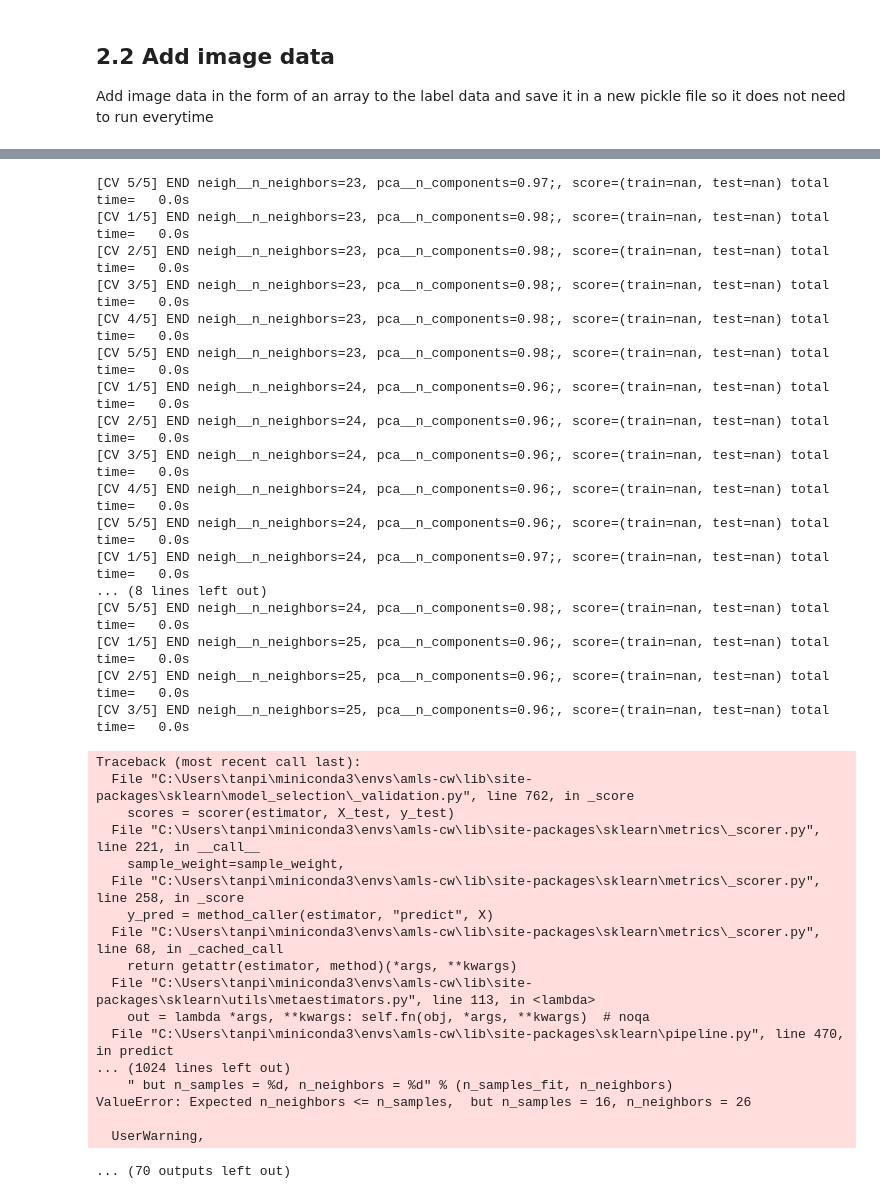
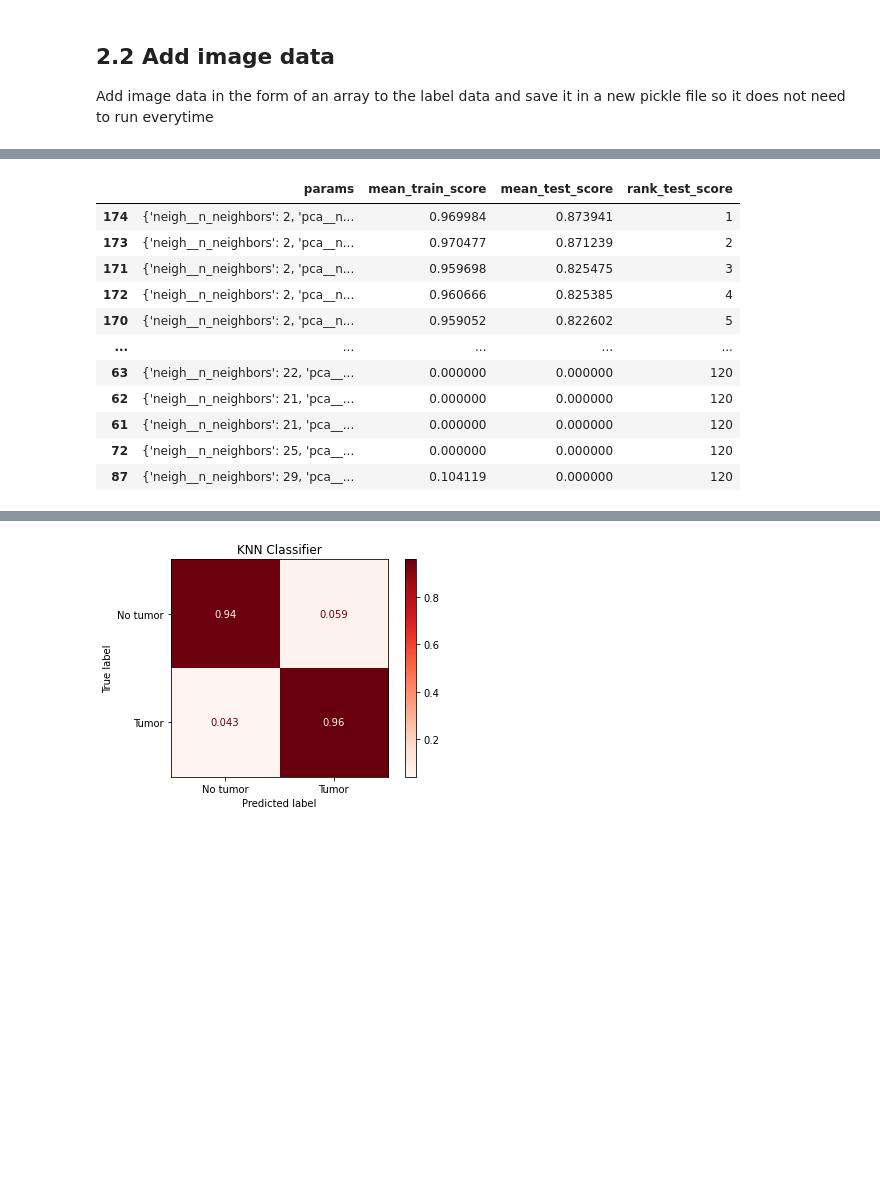
Before and after one commit to tanpinray/AMLS_22-21_SN18100138, a Jupyter notebook: Task_A_PCA.ipynb, the cells around one changed output, grey strips where cells are left out. Drawn from its saved outputs; the diff is of its cells as text; code cells hidden in the pictures; blank space fills up the shorter version.

```diff
--- a/Task_A_PCA.ipynb
+++ b/Task_A_PCA.ipynb
@@ -503,7 +537,9 @@ def KNNClassifierCV(X_train, y_train, X_test):
     '''
 
     # Create dictionary of parameters to cross validate the estimator on
-    parameters = {'neigh__n_neighbors': range(1, math.floor(math.sqrt(X_train.shape[0])), 1),
+#     parameters = {'neigh__n_neighbors': range(1, math.floor(math.sqrt(X_train.shape[0])), 1),
+#                   "pca__n_components": [0.96, 0.97, 0.98]}
+    parameters = {'neigh__n_neighbors': range(1, 30, 1),
                   "pca__n_components": [0.96, 0.97, 0.98]}
 
     matthews = metrics.make_scorer(metrics.matthews_corrcoef)
@@ -588,0 +625,12 @@ Fitting 5 folds for each of 153 candidates, totalling 765 fits
+|  | params | mean_train_score | mean_test_score | rank_test_score |
+| 174 | {'neigh__n_neighbors': 2, 'pca__n... | 0.969984 | 0.873941 | 1 |
+| 173 | {'neigh__n_neighbors': 2, 'pca__n... | 0.970477 | 0.871239 | 2 |
+| 171 | {'neigh__n_neighbors': 2, 'pca__n... | 0.959698 | 0.825475 | 3 |
+| 172 | {'neigh__n_neighbors': 2, 'pca__n... | 0.960666 | 0.825385 | 4 |
+| 170 | {'neigh__n_neighbors': 2, 'pca__n... | 0.959052 | 0.822602 | 5 |
+| ... | ... | ... | ... | ... |
+| 63 | {'neigh__n_neighbors': 22, 'pca__... | 0.000000 | 0.000000 | 120 |
+| 62 | {'neigh__n_neighbors': 21, 'pca__... | 0.000000 | 0.000000 | 120 |
+| 61 | {'neigh__n_neighbors': 21, 'pca__... | 0.000000 | 0.000000 | 120 |
+| 72 | {'neigh__n_neighbors': 25, 'pca__... | 0.000000 | 0.000000 | 120 |
+| 87 | {'neigh__n_neighbors': 29, 'pca__... | 0.104119 | 0.000000 | 120 |
@@ -742,36 +638,2 @@ ValueError: Expected n_neighbors <= n_samples,  but n_samples = 16, n_neighbors
-[CV 5/5] END neigh__n_neighbors=23, pca__n_components=0.97;, score=(train=nan, test=nan) total time=   0.0s
-[CV 1/5] END neigh__n_neighbors=23, pca__n_components=0.98;, score=(train=nan, test=nan) total time=   0.0s
-[CV 2/5] END neigh__n_neighbors=23, pca__n_components=0.98;, score=(train=nan, test=nan) total time=   0.0s
-[CV 3/5] END neigh__n_neighbors=23, pca__n_components=0.98;, score=(train=nan, test=nan) total time=   0.0s
-[CV 4/5] END neigh__n_neighbors=23, pca__n_components=0.98;, score=(train=nan, test=nan) total time=   0.0s
-[CV 5/5] END neigh__n_neighbors=23, pca__n_components=0.98;, score=(train=nan, test=nan) total time=   0.0s
-[CV 1/5] END neigh__n_neighbors=24, pca__n_components=0.96;, score=(train=nan, test=nan) total time=   0.0s
-[CV 2/5] END neigh__n_neighbors=24, pca__n_components=0.96;, score=(train=nan, test=nan) total time=   0.0s
-[CV 3/5] END neigh__n_neighbors=24, pca__n_components=0.96;, score=(train=nan, test=nan) total time=   0.0s
-[CV 4/5] END neigh__n_neighbors=24, pca__n_components=0.96;, score=(train=nan, test=nan) total time=   0.0s
-[CV 5/5] END neigh__n_neighbors=24, pca__n_components=0.96;, score=(train=nan, test=nan) total time=   0.0s
-[CV 1/5] END neigh__n_neighbors=24, pca__n_components=0.97;, score=(train=nan, test=nan) total time=   0.0s
-... (8 lines left out)
-[CV 5/5] END neigh__n_neighbors=24, pca__n_components=0.98;, score=(train=nan, test=nan) total time=   0.0s
-[CV 1/5] END neigh__n_neighbors=25, pca__n_components=0.96;, score=(train=nan, test=nan) total time=   0.0s
-[CV 2/5] END neigh__n_neighbors=25, pca__n_components=0.96;, score=(train=nan, test=nan) total time=   0.0s
-[CV 3/5] END neigh__n_neighbors=25, pca__n_components=0.96;, score=(train=nan, test=nan) total time=   0.0s
-Traceback (most recent call last):
-  File "C:\Users\tanpi\miniconda3\envs\amls-cw\lib\site-packages\sklearn\model_selection\_validation.py", line 762, in _score
-    scores = scorer(estimator, X_test, y_test)
-  File "C:\Users\tanpi\miniconda3\envs\amls-cw\lib\site-packages\sklearn\metrics\_scorer.py", line 221, in __call__
-    sample_weight=sample_weight,
-  File "C:\Users\tanpi\miniconda3\envs\amls-cw\lib\site-packages\sklearn\metrics\_scorer.py", line 258, in _score
-    y_pred = method_caller(estimator, "predict", X)
-  File "C:\Users\tanpi\miniconda3\envs\amls-cw\lib\site-packages\sklearn\metrics\_scorer.py", line 68, in _cached_call
-    return getattr(estimator, method)(*args, **kwargs)
-  File "C:\Users\tanpi\miniconda3\envs\amls-cw\lib\site-packages\sklearn\utils\metaestimators.py", line 113, in <lambda>
-    out = lambda *args, **kwargs: self.fn(obj, *args, **kwargs)  # noqa
-  File "C:\Users\tanpi\miniconda3\envs\amls-cw\lib\site-packages\sklearn\pipeline.py", line 470, in predict
-... (1024 lines left out)
-    " but n_samples = %d, n_neighbors = %d" % (n_samples_fit, n_neighbors)
-ValueError: Expected n_neighbors <= n_samples,  but n_samples = 16, n_neighbors = 26
-
-  UserWarning,
-... (70 outputs left out)
+[figure, added]
 # %%
```
Also changed, not shown: parts of 14 cells of this notebook, 2 other files.
